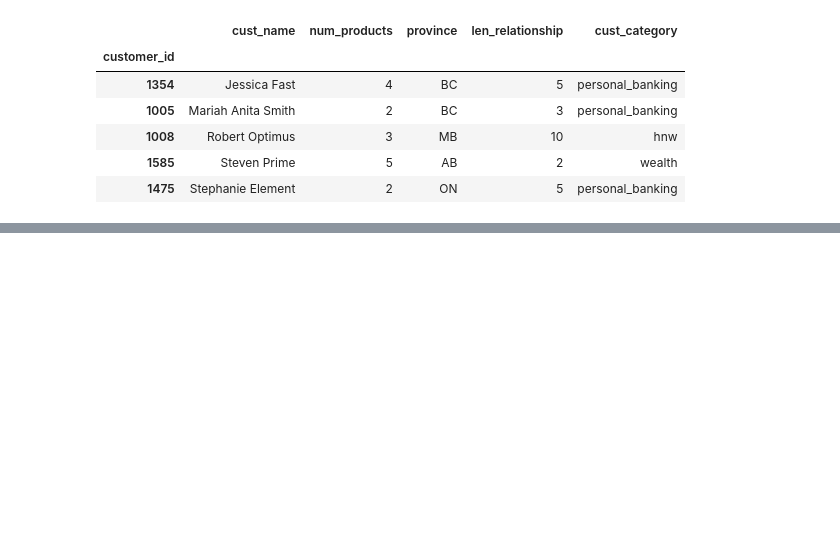
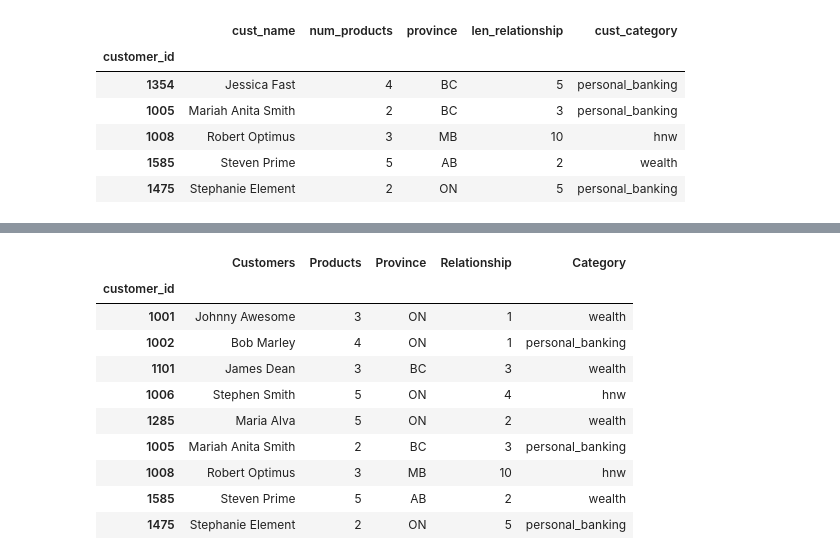
Before and after one commit to sriku2412/schulich_data_science, a Jupyter notebook: pandas.ipynb, the cells around one changed output, grey strips where cells are left out. Saved outputs shown, nothing was run; the diff lists cells and outputs as text; code cells hidden in the pictures; blank space fills up the shorter version.

```diff
--- a/pandas.ipynb
+++ b/pandas.ipynb
@@ -66,0 +301,14 @@ df2.info()
+# %%
+df2[df2.Customers.str.lower().str.contains('m')]
+# %% [output]
+|  | Customers | Products | Province | Relationship | Category |
+| customer_id |  |  |  |  |  |
+| 1001 | Johnny Awesome | 3 | ON | 1 | wealth |
+| 1002 | Bob Marley | 4 | ON | 1 | personal_banking |
+| 1101 | James Dean | 3 | BC | 3 | wealth |
+| 1006 | Stephen Smith | 5 | ON | 4 | hnw |
+| 1285 | Maria Alva | 5 | ON | 2 | wealth |
+| 1005 | Mariah Anita Smith | 2 | BC | 3 | personal_banking |
+| 1008 | Robert Optimus | 3 | MB | 10 | hnw |
+| 1585 | Steven Prime | 5 | AB | 2 | wealth |
+| 1475 | Stephanie Element | 2 | ON | 5 | personal_banking |
```
Also changed, not shown: parts of 24 cells of this notebook, 1 other file.
